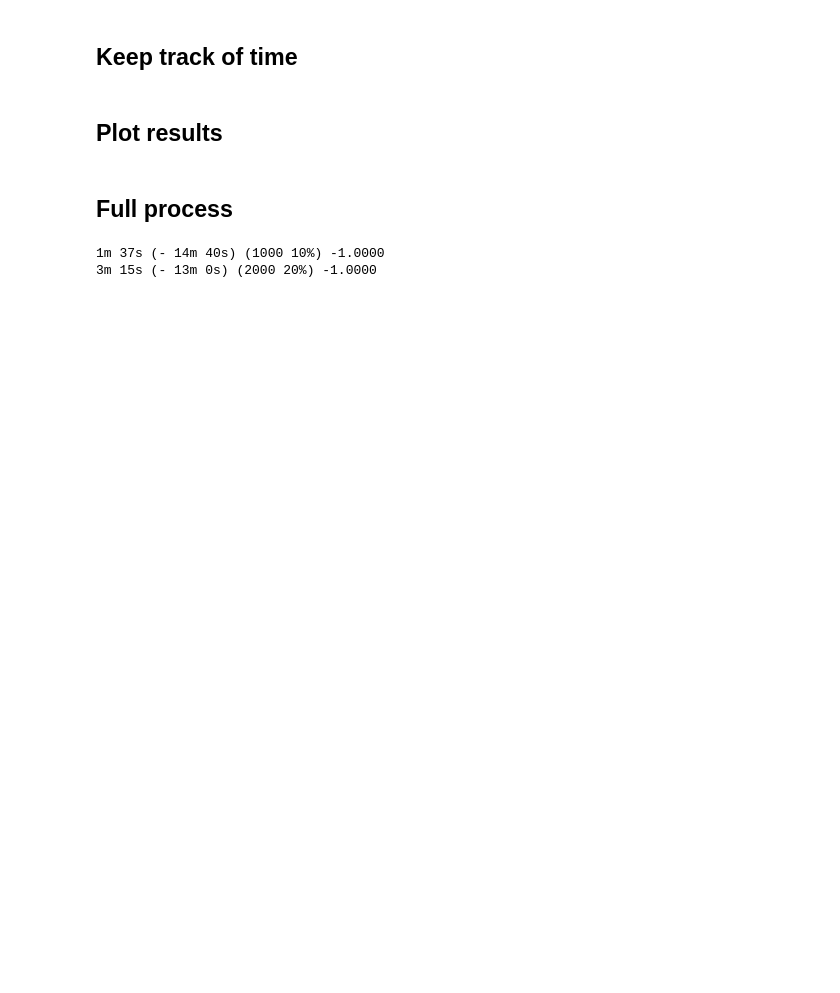
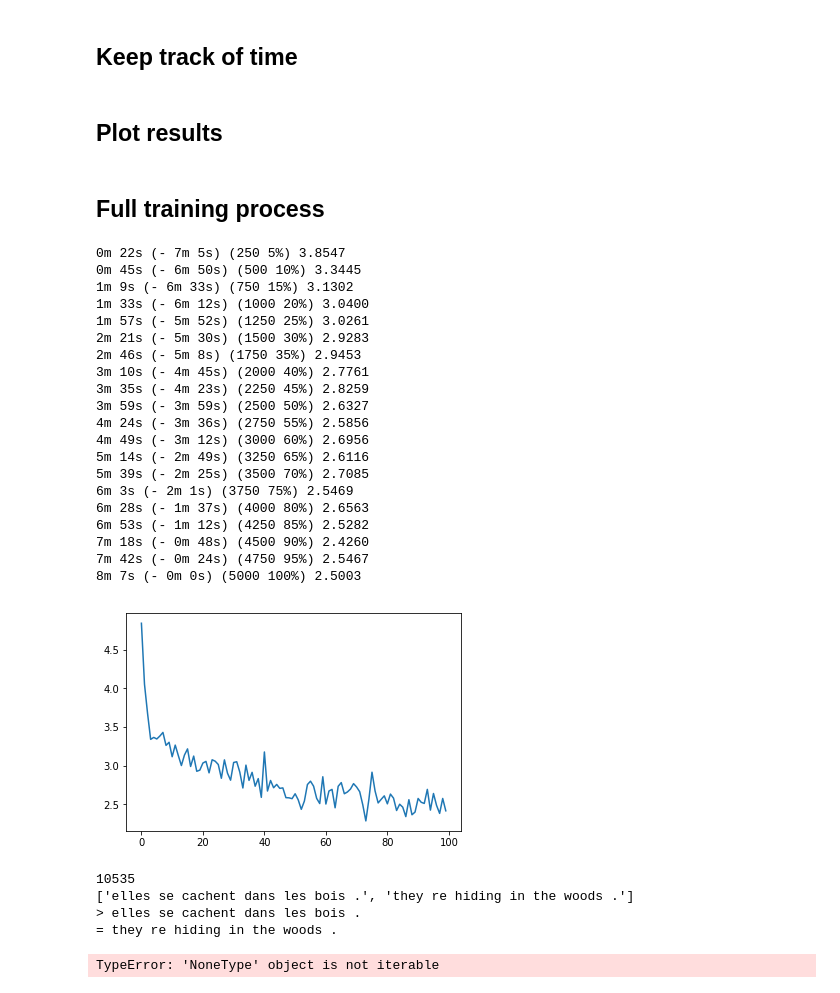
Before and after one commit to LucileC/NLP, a Jupyter notebook: translation/Translation.ipynb, the cells around one changed output. Drawn from its saved outputs; the diff is of its cells as text; code cells hidden in the pictures; blank space fills up the shorter version.

```diff
--- a/translation/Translation.ipynb
+++ b/translation/Translation.ipynb
@@ -305,14 +310,14 @@ def train(input_var, target_var, encoder, decoder, encoder_optimizer, decoder_op
         # Feed the target as the next input
         for di in range(target_length):
             decoder_output, decoder_hidden, decoder_attn = decoder(decoder_input, decoder_hidden, encoder_outputs)
-            loss += criterion(decoder_output[0], target_var[di])
+            loss += criterion(decoder_output, target_var[di])
             decoder_input = target_var[di]
 
     else:
         for di in range(target_length):
             decoder_output, decoder_hidden, decoder_attn = decoder(decoder_input, decoder_hidden, encoder_outputs)
-            loss += criterion(decoder_output[0], target_var[di])
-            topv, topi = decoder_output[0].data.topk(1)
+            loss += criterion(decoder_output, target_var[di])
+            topv, topi = decoder_output.data.topk(1)
             ni = topi[0][0]
             decoder_input = Variable(torch.LongTensor([[ni]]))
             decoder_input = decoder_input.cuda() if USE_CUDA else decoder_input
@@ -352,25 +357,29 @@ def timeSince(since,percent):
 # %%
 import matplotlib.pyplot as plt
 import matplotlib.ticker as ticker
-import numpy
+import numpy as np
 
 def showPlot(points):
+#     plt.figure()
+#     fig, ax = plt.subplots()
+#     # this locator puts ticks at regular intervals
+#     loc = ticker.MultipleLocator(base=0.2)
+#     ax.yaxis.set_major_locator(loc)
+#     plt.plot(points)
     plt.figure()
-    fid, ax = plt.subplots()
-    loc = ticker.MultipleLocator(base=0.2)
-    ax.yaxis.set_major_locator(loc)
     plt.plot(points)
+    plt.show()
 # %% [markdown]
-## Full process
+## Full training process
 # %%
-def trainIters(encoder,decoder,n_iters,learning_rate=0.01,print_every=1000,plot_every=100):
+def trainIters(encoder, decoder, n_iters, print_every=1000, plot_every=100, learning_rate=0.01):
     start = time.time()
     plot_losses = []
     print_loss_total = 0 # reset every print_every
     plot_loss_total = 0 # reset every plot_every
 
     encoder_optimizer = optim.SGD(encoder.parameters(), lr = learning_rate)
-    decoder_optimizer = optim.SGD(encoder.parameters(), lr = learning_rate)
+    decoder_optimizer = optim.SGD(decoder.parameters(), lr = learning_rate)
     training_pairs = [variablesFromPair(random.choice(pairs)) for i in range(n_iters)]
     criterion = nn.NLLLoss()
 
@@ -379,23 +388,53 @@ def trainIters(encoder,decoder,n_iters,learning_rate=0.01,print_every=1000,plot_
         input_variable = training_pair[0]
         target_variable = training_pair[1]
 
-        loss = train(input_variable,target_variable, encoder, decoder, encoder_optimizer, decoder_optimizer, criterion)
+        loss = train(input_variable, target_variable, encoder,
+                     decoder, encoder_optimizer, decoder_optimizer, criterion)
         print_loss_total += loss
         plot_loss_total += loss
+
 
         if iter % print_every == 0:
             print_loss_avg = print_loss_total / print_every
             print_loss_total = 0
-            print('%s (%d %d%%) %.4f' % (timeSince(start, iter / n_iters),iter, iter / n_iters *100, print_loss_avg))
+            print('%s (%d %d%%) %.4f' % (timeSince(start, iter / n_iters),
+                                         iter, iter / n_iters * 100, print_loss_avg))
 
         if iter % plot_every == 0:
-            plot_loss_avg = print_loss_total / plot_every
+            plot_loss_avg = plot_loss_total / plot_every
             plot_losses.append(plot_loss_avg)
-            plot_loss_avg = 0
+            plot_loss_total = 0
 
     showPlot(plot_losses)
-
-trainIters(encoder,decoder,10000,500)
-# %% [output]
-1m 37s (- 14m 40s) (1000 10%) -1.0000
-3m 15s (- 13m 0s) (2000 20%) -1.0000
+# %%
+hidden_size = 256
+encoder1 = EncoderRNN(input_lang.n_words, hidden_size)
+attn_decoder1 = AttnDecoderRNN(hidden_size, output_lang.n_words, dropout_p=0.1)
+
+if USE_CUDA:
+    encoder1 = encoder1.cuda()
+    attn_decoder1 = attn_decoder1.cuda()
+
+all_losses = trainIters(encoder1, attn_decoder1, 5000, learning_rate=0.01, print_every=250, plot_every = 50)
+# %% [output]
+0m 22s (- 7m 5s) (250 5%) 3.8547
+0m 45s (- 6m 50s) (500 10%) 3.3445
+1m 9s (- 6m 33s) (750 15%) 3.1302
+1m 33s (- 6m 12s) (1000 20%) 3.0400
+1m 57s (- 5m 52s) (1250 25%) 3.0261
+2m 21s (- 5m 30s) (1500 30%) 2.9283
+2m 46s (- 5m 8s) (1750 35%) 2.9453
+3m 10s (- 4m 45s) (2000 40%) 2.7761
+3m 35s (- 4m 23s) (2250 45%) 2.8259
+3m 59s (- 3m 59s) (2500 50%) 2.6327
+4m 24s (- 3m 36s) (2750 55%) 2.5856
+4m 49s (- 3m 12s) (3000 60%) 2.6956
+5m 14s (- 2m 49s) (3250 65%) 2.6116
+5m 39s (- 2m 25s) (3500 70%) 2.7085
+6m 3s (- 2m 1s) (3750 75%) 2.5469
+6m 28s (- 1m 37s) (4000 80%) 2.6563
+6m 53s (- 1m 12s) (4250 85%) 2.5282
+7m 18s (- 0m 48s) (4500 90%) 2.4260
+7m 42s (- 0m 24s) (4750 95%) 2.5467
+8m 7s (- 0m 0s) (5000 100%) 2.5003
+[figure, added]
@@ -401,0 +494,8 @@ trainIters(encoder,decoder,10000,500)
+# %%
+evaluateRandomly(encoder1, attn_decoder1)
+# %% [output]
+10535
+['elles se cachent dans les bois .', 'they re hiding in the woods .']
+> elles se cachent dans les bois .
+= they re hiding in the woods .
+TypeError: 'NoneType' object is not iterable
```
Also changed, not shown: parts of 12 cells of this notebook.
